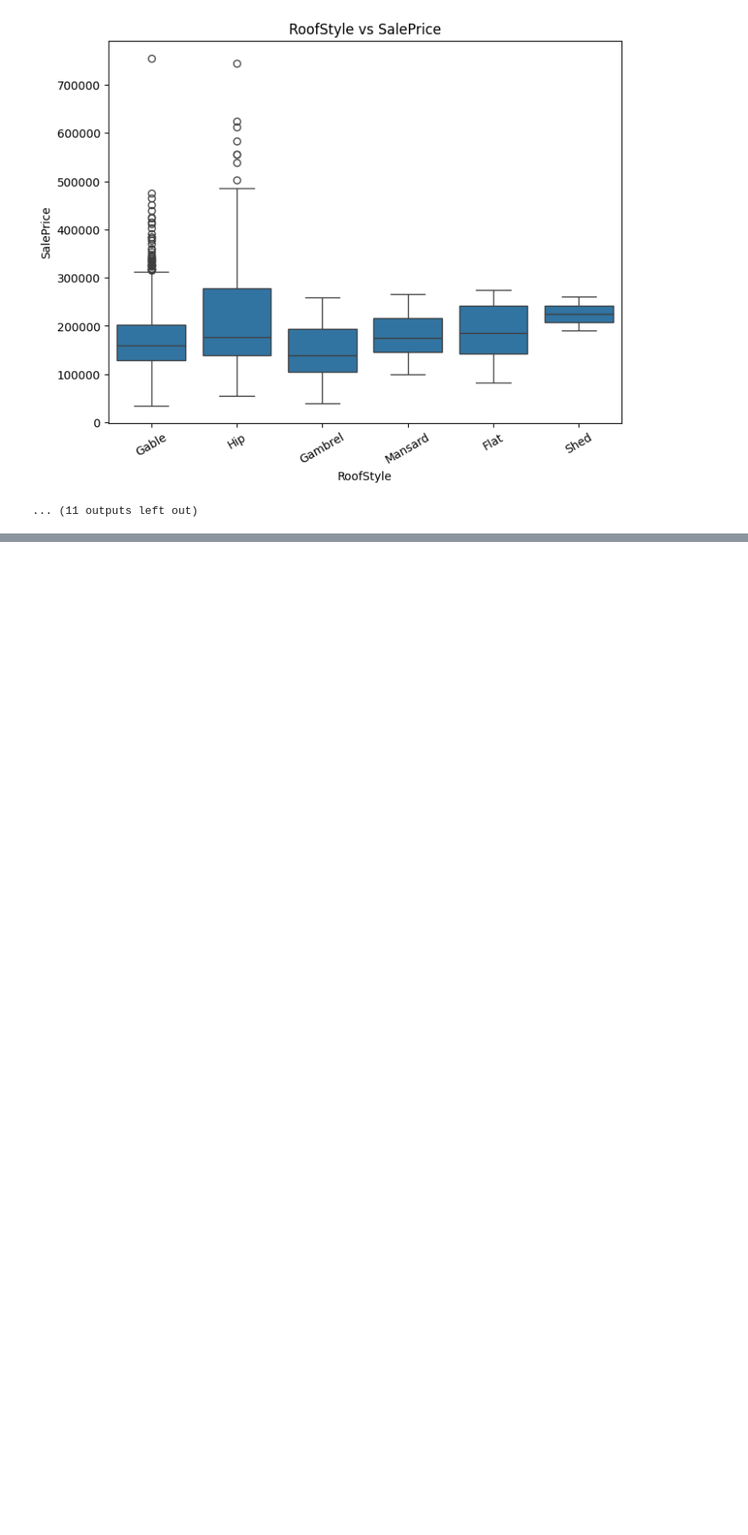
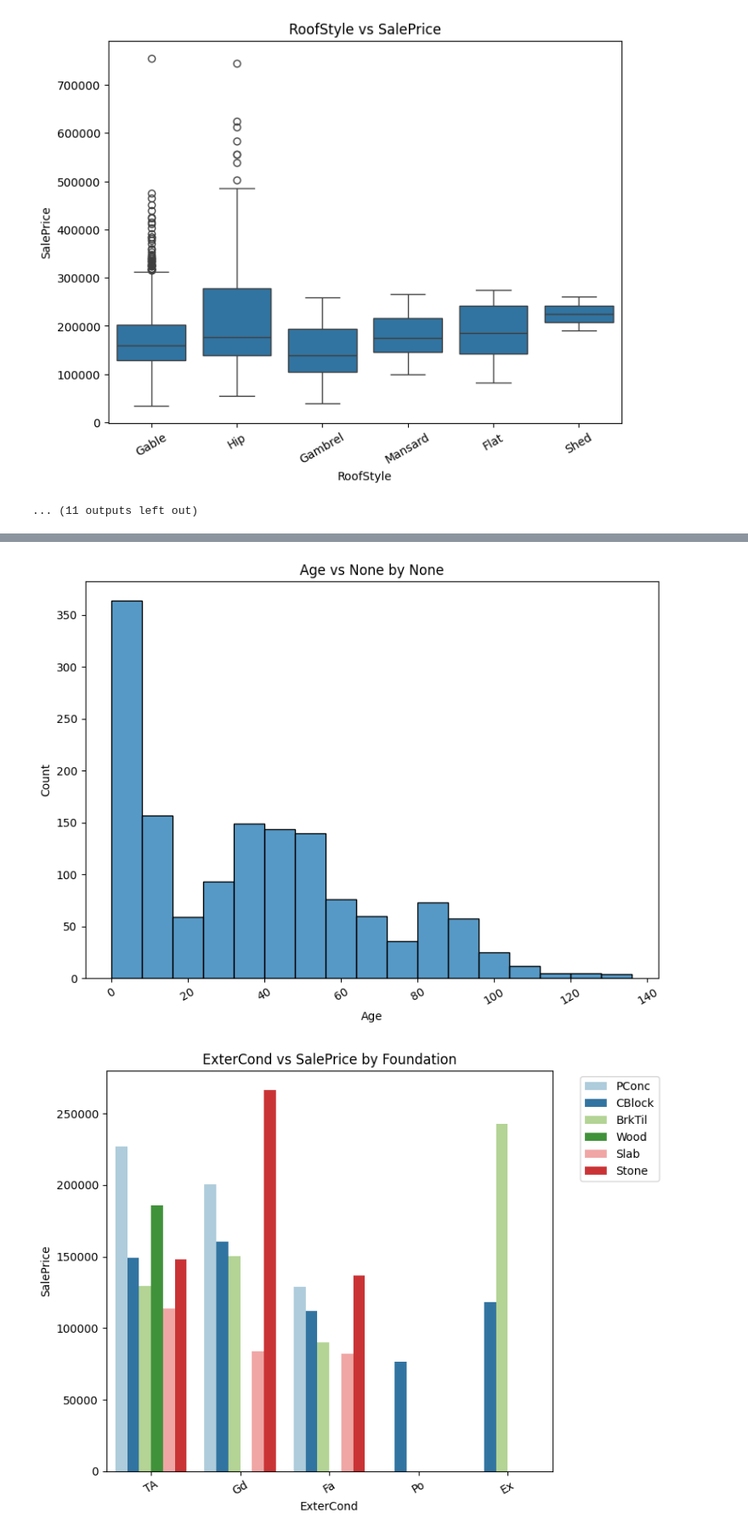
Before and after one commit to benaytms/house_prices_pred, a Jupyter notebook: main.ipynb, the cells around one changed output, grey strips where cells are left out. Shown at 85% size. Drawn from its saved outputs; the diff is of its cells as text; code cells hidden in the pictures; blank space fills up the shorter version.

```diff
--- a/main.ipynb
+++ b/main.ipynb
@@ -532 +569,7 @@ _plt('bar', df, 'MSZoning', 'SalePrice', 'ExterQual')
+# %%
+_plt('hist', df, 'Age')
+_plt('bar', df, 'ExterCond', 'SalePrice', 'Foundation')
+# %% [output]
+[figure, added]
+[figure, added]
 # %% [markdown]
```
Also changed, not shown: parts of 6 cells of this notebook, 1 other file.
